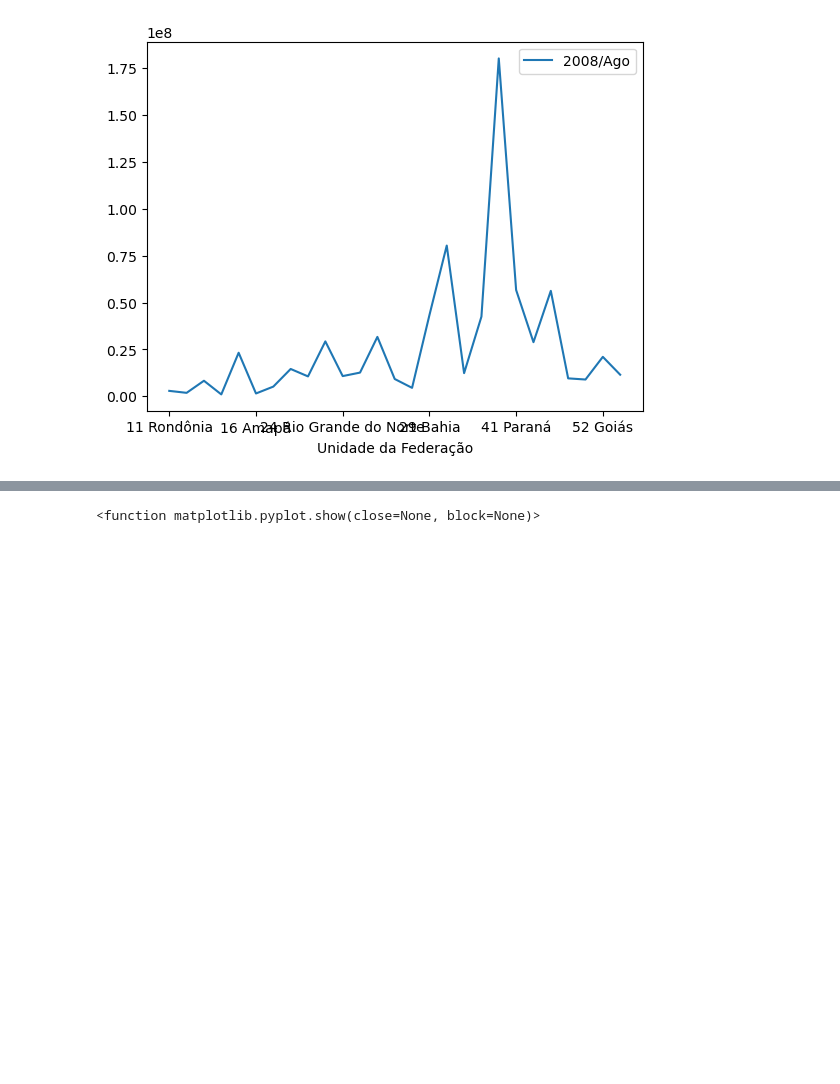
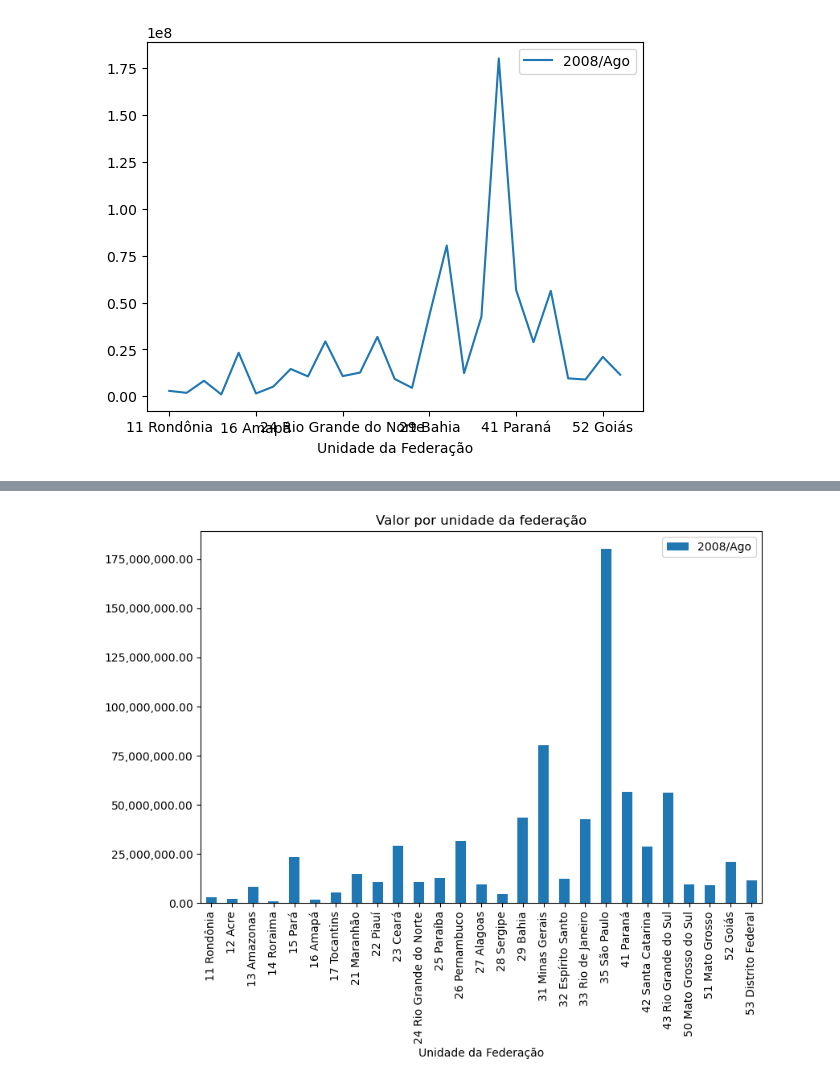
Before and after one commit to raulrosapacheco/pos-data-analytics-fiap, a Jupyter notebook: anotacoes/fase-1/analise-exploratoria-dados/producao-hospitalar.ipynb, the cells around one changed output, grey strips where cells are left out. Drawn from its saved outputs; the diff is of its cells as text; code cells hidden in the pictures; blank space fills up the shorter version.

```diff
--- a/anotacoes/fase-1/analise-exploratoria-dados/producao-hospitalar.ipynb
+++ b/anotacoes/fase-1/analise-exploratoria-dados/producao-hospitalar.ipynb
@@ -3,5 +5,5 @@
 # %%
 import pandas as pd
 # %%
-dados = pd.read_csv("D:/pos-data-analytics-fiap/anotacoes/fase-1/analise-exploratoria-dados/A150850189_28_143_208.csv",
-                    encoding="ISO-8859-1", skiprows=3, sep=";", skipfooter=12, thousands=".", decimal=",", engine='python')
+dados = pd.read_csv("A150850189_28_143_208.csv", encoding="ISO-8859-1",
+            skiprows=3, sep=";", skipfooter=12, thousands=".", decimal=",", engine='python')
@@ -77,12 +134,12 @@ dados.plot(x="Unidade da Federação", y="2008/Ago")
 # %%
 import matplotlib.pyplot as plt
 import matplotlib.ticker as ticker
 
 axis = dados.plot(x="Unidade da Federação", y="2008/Ago", kind="bar", figsize=(9,6))
-axis.yaxis.set_major_formatter(ticker.StrMethodFormatter("x{x:,.2f}"))
+axis.yaxis.set_major_formatter(ticker.StrMethodFormatter("{x:,.2f}"))
 
 plt.title("Valor por unidade da federação")
 
-plt.show
+plt.show()
 # %% [output]
-<function matplotlib.pyplot.show(close=None, block=None)>
+[figure, added]
```
Also changed, not shown: parts of 89 cells of this notebook.
